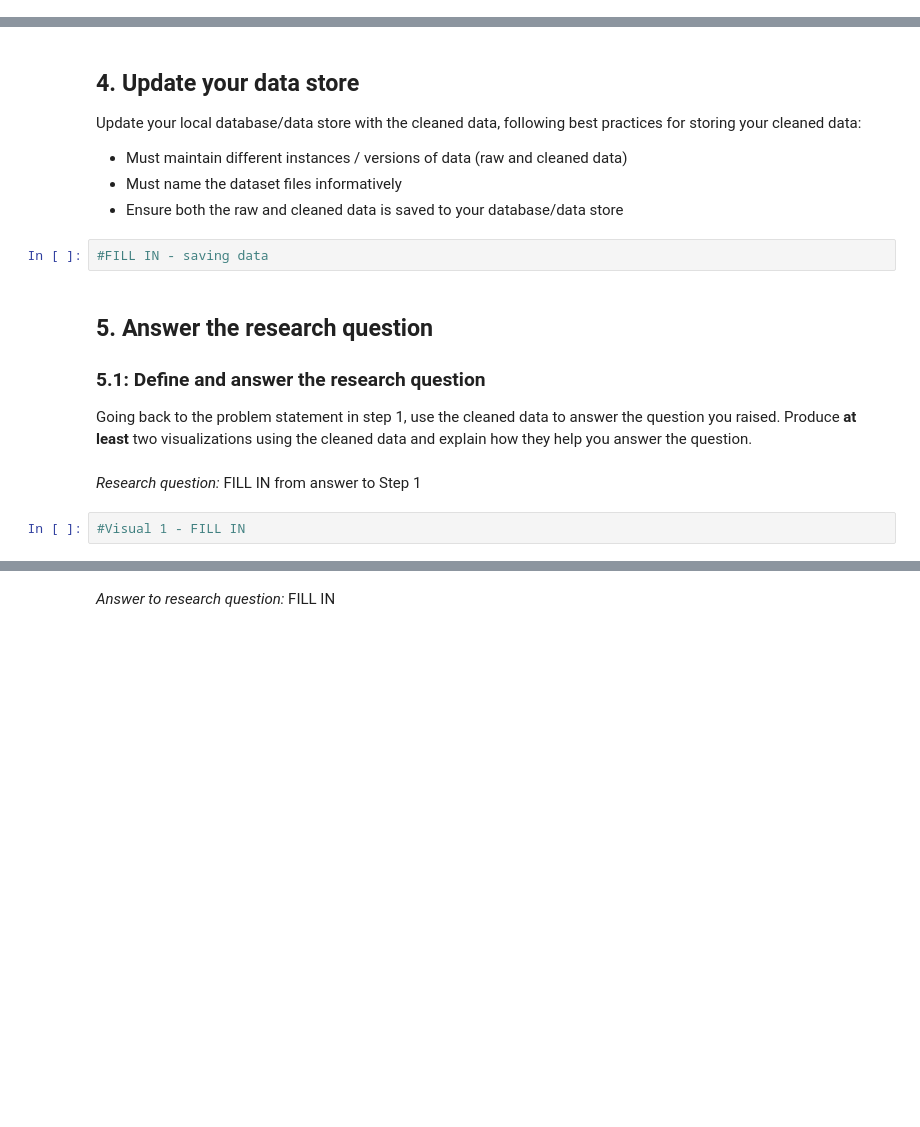
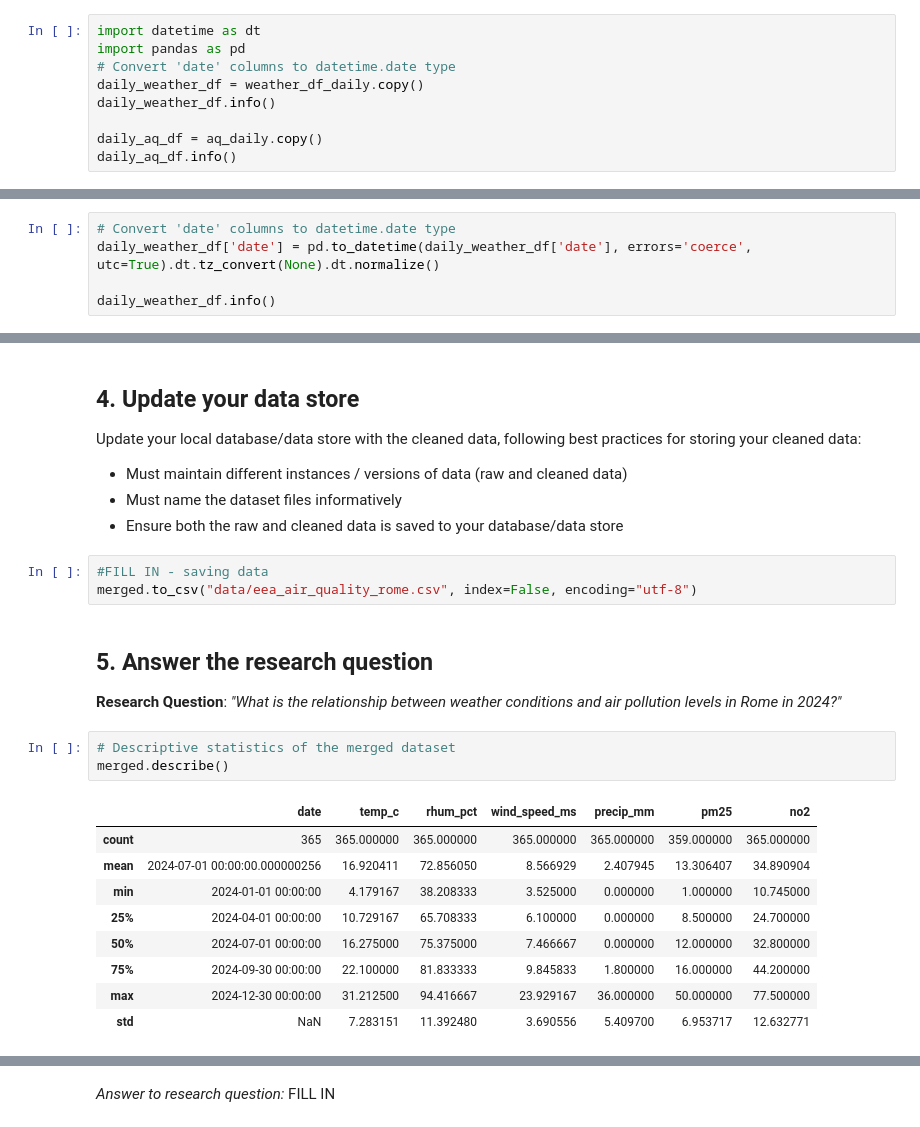
Before and after one commit to scarpl/Data_wrangling_with_python, a Jupyter notebook: data_wrangling_project_filled.ipynb, the cells around one changed output, grey strips where cells are left out. Saved outputs shown, nothing was run; the diff lists cells and outputs as text; blank space fills up the shorter version.

```diff
--- a/data_wrangling_project_filled.ipynb
+++ b/data_wrangling_project_filled.ipynb
@@ -225,0 +217,9 @@ Justification: *FILL IN*
+# %%
+import datetime as dt
+import pandas as pd
+# Convert 'date' columns to datetime.date type
+daily_weather_df = weather_df_daily.copy()
+daily_weather_df.info()
+
+daily_aq_df = aq_daily.copy()
+daily_aq_df.info()
@@ -225,0 +247,5 @@ Justification: *FILL IN*
+# %%
+# Convert 'date' columns to datetime.date type
+daily_weather_df['date'] = pd.to_datetime(daily_weather_df['date'], errors='coerce', utc=True).dt.tz_convert(None).dt.normalize()
+
+daily_weather_df.info()
@@ -262,12 +313,21 @@ Update your local database/data store with the cleaned data, following best prac
 - Ensure both the raw and cleaned data is saved to your database/data store
 # %%
 #FILL IN - saving data
+merged.to_csv("data/eea_air_quality_rome.csv", index=False, encoding="utf-8")
-# %% [markdown]
-## 5. Answer the research question
-
-### **5.1:** Define and answer the research question
-Going back to the problem statement in step 1, use the cleaned data to answer the question you raised. Produce **at least** two visualizations using the cleaned data and explain how they help you answer the question.
-# %% [markdown]
-*Research question:* FILL IN from answer to Step 1
-# %%
-#Visual 1 - FILL IN
+# %% [markdown]
+## 5. Answer the research question
+
+**Research Question**: *"What is the relationship between weather conditions and air pollution levels in Rome in 2024?"*
+# %%
+# Descriptive statistics of the merged dataset
+merged.describe()
+# %% [output]
+|  | date | temp_c | rhum_pct | wind_speed_ms | precip_mm | pm25 | no2 |
+| count | 365 | 365.000000 | 365.000000 | 365.000000 | 365.000000 | 359.000000 | 365.000000 |
+| mean | 2024-07-01 00:00:00.000000256 | 16.920411 | 72.856050 | 8.566929 | 2.407945 | 13.306407 | 34.890904 |
+| min | 2024-01-01 00:00:00 | 4.179167 | 38.208333 | 3.525000 | 0.000000 | 1.000000 | 10.745000 |
+| 25% | 2024-04-01 00:00:00 | 10.729167 | 65.708333 | 6.100000 | 0.000000 | 8.500000 | 24.700000 |
+| 50% | 2024-07-01 00:00:00 | 16.275000 | 75.375000 | 7.466667 | 0.000000 | 12.000000 | 32.800000 |
+| 75% | 2024-09-30 00:00:00 | 22.100000 | 81.833333 | 9.845833 | 1.800000 | 16.000000 | 44.200000 |
+| max | 2024-12-30 00:00:00 | 31.212500 | 94.416667 | 23.929167 | 36.000000 | 50.000000 | 77.500000 |
+| std | NaN | 7.283151 | 11.392480 | 3.690556 | 5.409700 | 6.953717 | 12.632771 |
```
Also changed, not shown: parts of 58 cells of this notebook, 4 other files.
